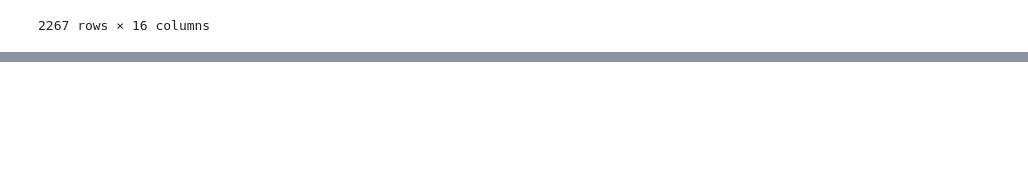
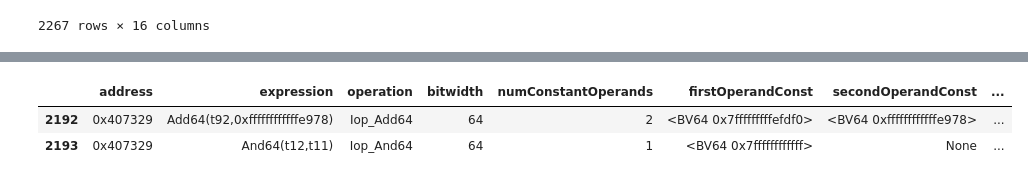
Before and after one commit to counter-optimization/checker, a Jupyter notebook: explore-comp-simp.ipynb, the cells around one changed output, grey strips where cells are left out. Saved outputs shown, nothing was run; the diff lists cells and outputs as text; code cells hidden in the pictures; blank space fills up the shorter version.

```diff
--- a/explore-comp-simp.ipynb
+++ b/explore-comp-simp.ipynb
@@ -45,0 +124,36 @@ memory usage: 190.5+ KB
+# %%
+"""
+The next instruction after that is:
+
+  u64 tmp0_0 = l_10 & (u64)0x7ffffffffffffU;
+
+which has vex:
+   45 | ------ IMark(0x407329, 7, 0) ------
+   46 | t92 = GET:I64(rbp)
+   47 | t91 = Add64(t92,0xffffffffffffe978)
+   48 | t13 = t91
+   49 | t12 = GET:I64(rax)
+   50 | t11 = LDle:I64(t13)
+   51 | t10 = And64(t12,t11)
+   52 | PUT(cc_op) = 0x0000000000000014
+   53 | PUT(cc_dep1) = t10
+   54 | PUT(cc_dep2) = 0x0000000000000000
+   55 | PUT(rax) = t10
+   56 | PUT(rip) = 0x0000000000407330
+
+and asm:
+  7329: 48 23 85 78 e9 ff ff         	and	rax, qword ptr [rbp - 5768]
+
+
+  now since l_10 could have been int literal 0,
+  the and here should have a right zero element since int literal
+  is its zero and the asm is
+      and	rax, qword ptr [rbp - 5768]
+    where rax is
+      movabs	rax, 2251799813685247 (@ offset 0x731f)
+"""
+data[data["address"].str.match("0x407329")]
+# %% [output]
+|  | address | expression | operation | bitwidth | numConstantOperands | firstOperandConst | secondOperandConst | ... |
+| 2192 | 0x407329 | Add64(t92,0xffffffffffffe978) | Iop_Add64 | 64 | 2 | <BV64 0x7fffffffffefdf0> | <BV64 0xffffffffffffe978> | ... |
+| 2193 | 0x407329 | And64(t12,t11) | Iop_And64 | 64 | 1 | <BV64 0x7ffffffffffff> | None | ... |
```
Also changed, not shown: parts of 5 cells of this notebook.
